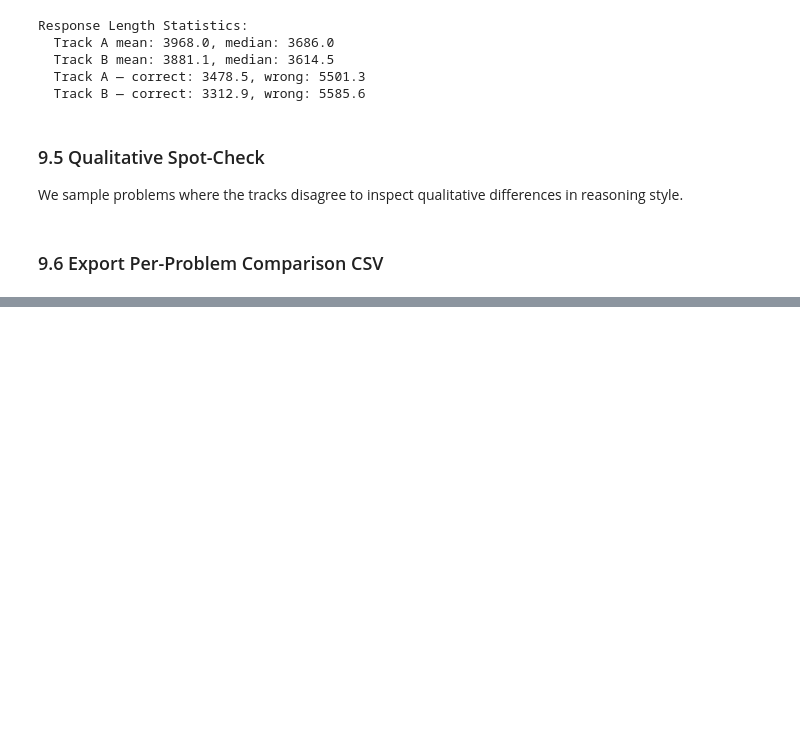
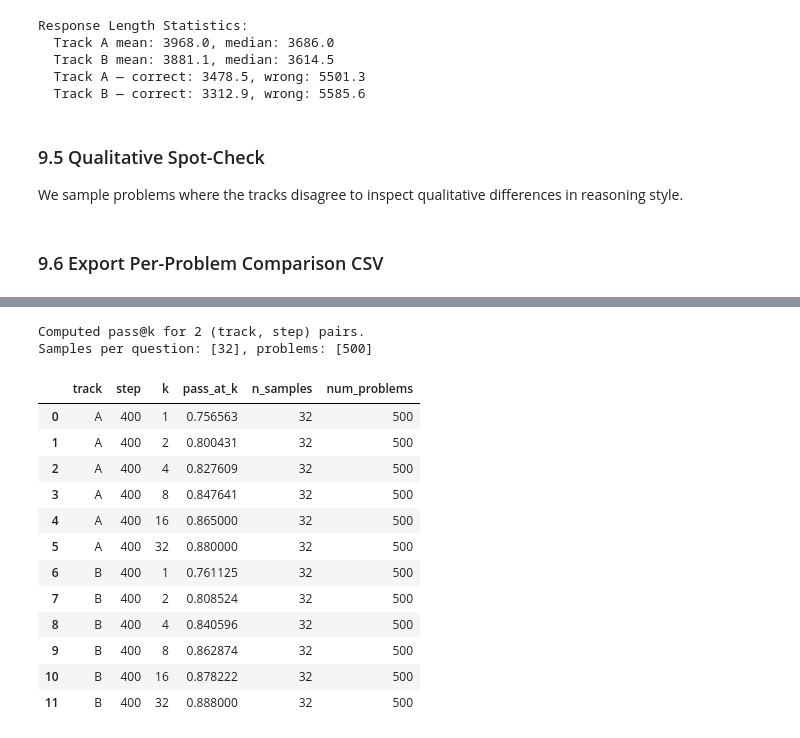
Before and after one commit to cfw20/cs224r-project-e3, a Jupyter notebook: notebooks/rlad_analysis_hendrycks.ipynb, the cells around one changed output, grey strips where cells are left out. Cells and saved outputs as stored; diff of their text form; code cells hidden in the pictures; blank space fills up the shorter version.

```diff
--- a/notebooks/rlad_analysis_hendrycks.ipynb
+++ b/notebooks/rlad_analysis_hendrycks.ipynb
@@ -1897,0 +1929,61 @@ print(export_df.head().to_string())
+# %%
+# Compute the unbiased pass@k for k in {1,2,4,8,16,32} from per-problem n_correct.
+import numpy as np
+import pandas as pd
+
+
+def pass_at_k(n, c, k):
+    """Unbiased pass@k estimator (Chen et al., HumanEval).
+
+    n = samples per question, c = number correct, k = budget.
+    Probability that at least one of k drawn samples is correct.
+    """
+    if n - c < k:
+        return 1.0
+    return 1.0 - np.prod(1.0 - k / np.arange(n - c + 1, n + 1))
+
+
+rows = []
+for track_label, track_key in (("A", "track_a"), ("B", "track_b")):
+    for step in PASS_STEPS:
+        df = pd.read_csv(os.path.join(PASS_DIR, remote_csv_name(track_key, step)))
+        n_samples = int(df["n_samples"].iloc[0])
+        num_problems = len(df)
+        for k in KS:
+            vals = [pass_at_k(int(r.n_samples), int(r.n_correct), k) for r in df.itertuples()]
+            rows.append({
+                "track": track_label,
+                "step": step,
+                "k": k,
+                "pass_at_k": float(np.mean(vals)),
+                "n_samples": n_samples,
+                "num_problems": num_problems,
+            })
+
+df_passk = pd.DataFrame(rows)
+
+# Sanity check: pass@k must be non-decreasing in k for each (track, step).
+for (t, s), g in df_passk.groupby(["track", "step"]):
+    g = g.sort_values("k")
+    assert (g["pass_at_k"].diff().dropna() >= -1e-9).all(), f"pass@k not monotonic for track {t} step {s}"
+
+print(f"Computed pass@k for {df_passk[['track','step']].drop_duplicates().shape[0]} (track, step) pairs.")
+print(f"Samples per question: {sorted(df_passk['n_samples'].unique())}, "
+      f"problems: {sorted(df_passk['num_problems'].unique())}")
+df_passk
+# %% [output]
+Computed pass@k for 2 (track, step) pairs.
+Samples per question: [32], problems: [500]
+|  | track | step | k | pass_at_k | n_samples | num_problems |
+| 0 | A | 400 | 1 | 0.756563 | 32 | 500 |
+| 1 | A | 400 | 2 | 0.800431 | 32 | 500 |
+| 2 | A | 400 | 4 | 0.827609 | 32 | 500 |
+| 3 | A | 400 | 8 | 0.847641 | 32 | 500 |
+| 4 | A | 400 | 16 | 0.865000 | 32 | 500 |
+| 5 | A | 400 | 32 | 0.880000 | 32 | 500 |
+| 6 | B | 400 | 1 | 0.761125 | 32 | 500 |
+| 7 | B | 400 | 2 | 0.808524 | 32 | 500 |
+| 8 | B | 400 | 4 | 0.840596 | 32 | 500 |
+| 9 | B | 400 | 8 | 0.862874 | 32 | 500 |
+| 10 | B | 400 | 16 | 0.878222 | 32 | 500 |
+| 11 | B | 400 | 32 | 0.888000 | 32 | 500 |
```
Also changed, not shown: parts of 12 cells of this notebook, 25 other files.
